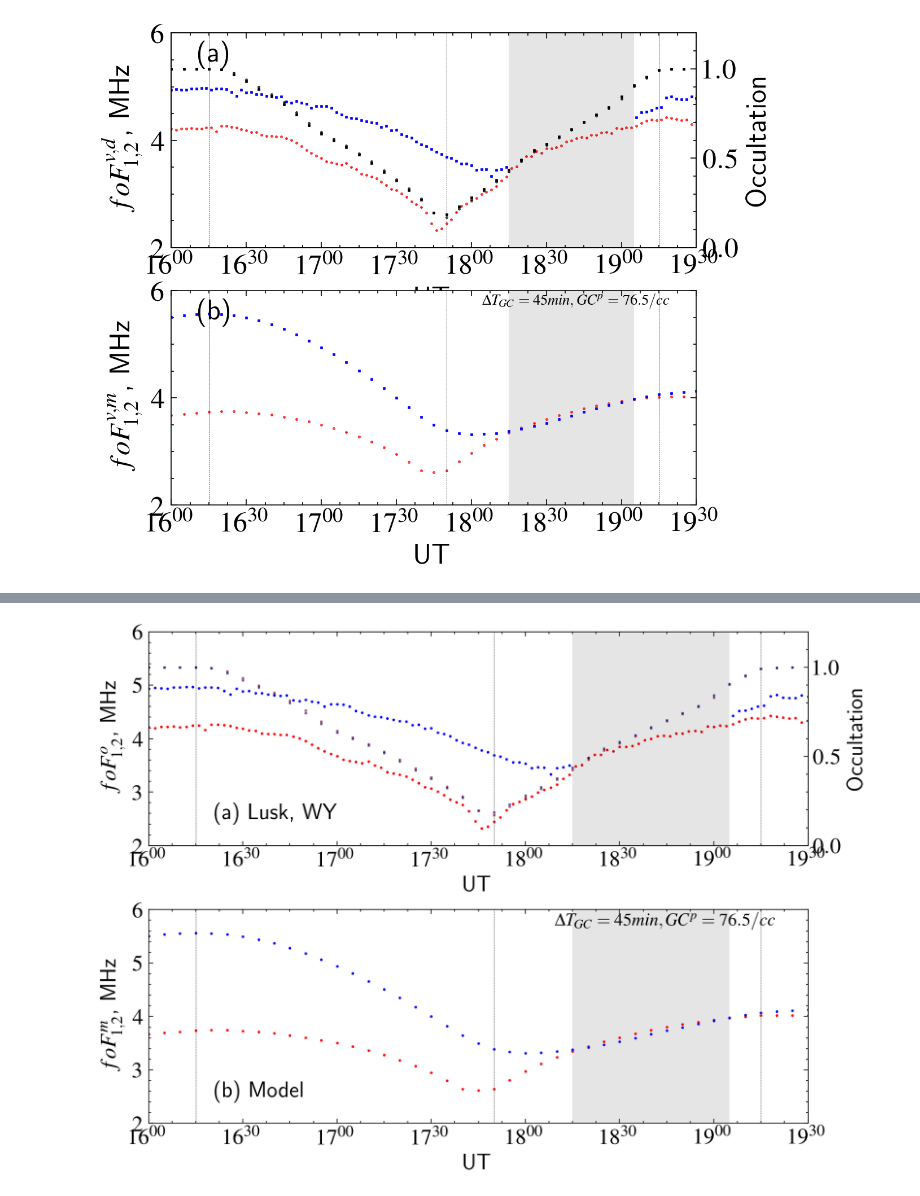
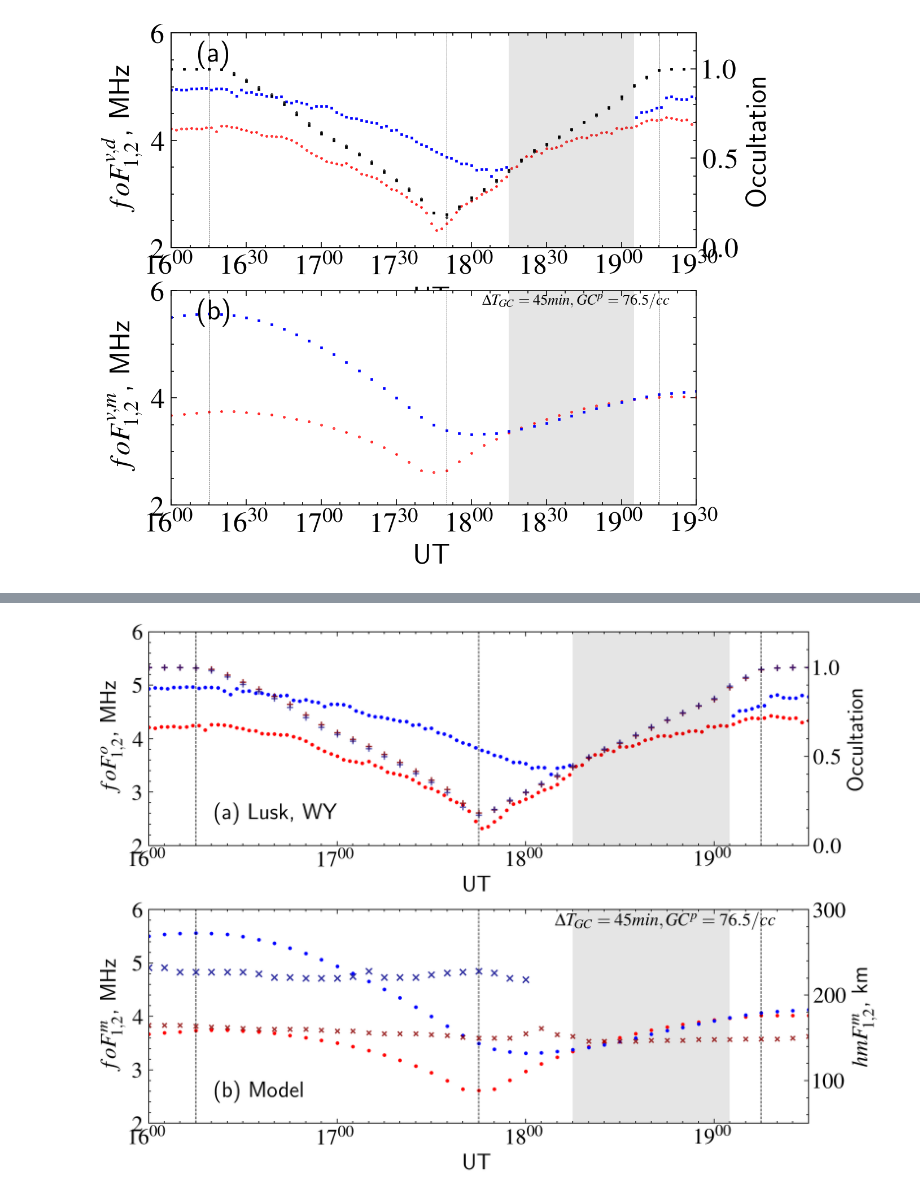
Before and after one commit to shibaji7/SolarEclipse, a Jupyter notebook: Solar Eclipse | WACCM-X | GRL | DS.ipynb, the cells around one changed output, grey strips where cells are left out. Drawn from its saved outputs; the diff is of its cells as text; code cells hidden in the pictures.

```diff
--- a/Solar Eclipse | WACCM-X | GRL | DS.ipynb
+++ b/Solar Eclipse | WACCM-X | GRL | DS.ipynb
@@ -24,6 +30,9 @@ or from the matplotlib source distribution
 from netCDF4 import Dataset
 co_ds_240 = Dataset("database/EOFs/39.992lat_-105.455lon_20170821160000_20170821193000-240.nc")
 co_ds_150 = Dataset("database/EOFs/39.992lat_-105.455lon_20170821160000_20170821193000-150.nc")
+
+ls_ds_240 = Dataset("database/EOFs/42.75lat_-104.455lon_20170821160000_20170821193000-240.nc")
+ls_ds_150 = Dataset("database/EOFs/42.75lat_-104.455lon_20170821160000_20170821193000-150.nc")
 # %%
 digi = FetchDigisonde("dataset/Mabie/lusk.sav")
 of150x = FetchOccult([dt.datetime(2017,8,21,16), 42], 150)
@@ -413,40 +538,62 @@ fig.subplots_adjust(wspace=0.3,hspace=0.3)
 # %%
 fig = plt.figure(dpi=240, figsize=(8,6))
 ax = fig.add_subplot(211)
 ax.set_ylabel(r"$foF_{1,2}^{o}$, MHz")
 ax.set_xlabel("UT")
 ax.set_ylim(2,6)
+ax.xaxis.set_major_locator(mdates.HourLocator(byhour=range(0,24,1)))
+ax.xaxis.set_minor_locator(mdates.MinuteLocator(byminute=range(0,60,5)))
 ax.xaxis.set_major_formatter(mdates.DateFormatter(r"$%H^{%M}$"))
 ax.set_xlim([dt.datetime(2017,8,21,16), dt.datetime(2017,8,21,19, 30)])
-ax.plot(digi.data.time, digi.data.fof1, "ro", ms=0.8, ls="None")
-ax.plot(digi.data.time, digi.data.fof2, "bo", ms=0.8, ls="None")
+ax.plot(digi.data.time, digi.data.fof1, "ro", ms=1.5, ls="None")
+ax.plot(digi.data.time, digi.data.fof2, "bo", ms=1.5, ls="None")
 ax = ax.twinx()
+ax.xaxis.set_major_locator(mdates.HourLocator(byhour=range(0,24,1)))
+ax.xaxis.set_minor_locator(mdates.MinuteLocator(byminute=range(0,60,5)))
 ax.xaxis.set_major_formatter(mdates.DateFormatter(r"$%H^{%M}$"))
 ax.set_ylim(0, 1.2)
 ax.set_ylabel("Occultation")
-ax.plot(of150x.data.time, of150x.data.of, color="darkred", ls="None", marker="s", ms=0.8, alpha=0.6)
-ax.plot(of240x.data.time, of240x.data.of, color="darkblue", ls="None", marker="s", ms=0.8, alpha=0.6)
-ax.axvline(dt.datetime(2017,8,21,16,15), ls="--", lw=0.2, color="k")
-ax.axvline(dt.datetime(2017,8,21,17,50), ls="--", lw=0.2, color="k")
-ax.axvline(dt.datetime(2017,8,21,19,15), ls="--", lw=0.2, color="k")
+ax.plot([dt.datetime(2017,8,21,16) + dt.timedelta(minutes=int(i))
+         for i in ls_ds_150.variables["time"][:].tolist()[::5]], co_ds_150.variables["171"][:].tolist()[::5],
+        color="darkred", marker="+", ms=4, ls="None", alpha=0.8)
+ax.plot([dt.datetime(2017,8,21,16) + dt.timedelta(minutes=int(i))
+         for i in ls_ds_240.variables["time"][:].tolist()[::5]], co_ds_240.variables["171"][:].tolist()[::5],
+        color="darkblue", marker="+", ms=4, ls="None", alpha=0.6)
+#ax.plot(of150x.data.time, of150x.data.of, color="darkred", ls="None", marker="+", ms=4, alpha=0.6)
+#ax.plot(of240x.data.time, of240x.data.of, color="darkblue", ls="None", marker="+", ms=4, alpha=0.6)
+ax.axvline(dt.datetime(2017,8,21,16,15), ls="--", lw=0.5, color="k")
+ax.axvline(dt.datetime(2017,8,21,17,45), ls="--", lw=0.5, color="k")
+ax.axvline(dt.datetime(2017,8,21,19,15), ls="--", lw=0.5, color="k")
 ax.axvspan(dt.datetime(2017,8,21,18,15), dt.datetime(2017,8,21,19,5), alpha=0.1)
 ax.text(0.1, 0.15, "(a) Lusk, WY", ha="left", va="center", transform=ax.transAxes)
+
 
 ax = fig.add_subplot(212)
 ax.set_ylabel(r"$foF_{1,2}^{m}$, MHz")
 ax.set_xlabel("UT")
 ax.set_ylim(2,6)
+ax.xaxis.set_major_locator(mdates.HourLocator(byhour=range(0,24,1)))
+ax.xaxis.set_minor_locator(mdates.MinuteLocator(byminute=range(0,60,5)))
 ax.xaxis.set_major_formatter(mdates.DateFormatter(r"$%H^{%M}$"))
-ax.plot(ttime, f_150/1e6, "ro", ms=0.8, ls="None")
-ax.plot(ttime, f_240/1e6, "bo", ms=0.8, ls="None")
-ax.axvline(dt.datetime(2017,8,21,16,15), ls="--", lw=0.2, color="k")
-ax.axvline(dt.datetime(2017,8,21,17,50), ls="--", lw=0.2, color="k")
-ax.axvline(dt.datetime(2017,8,21,19,15), ls="--", lw=0.2, color="k")
+ax.plot(ttime, f_150/1e6, "ro", ms=1.5, ls="None")
+ax.plot(ttime, f_240/1e6, "bo", ms=1.5, ls="None")
+ax.axvline(dt.datetime(2017,8,21,16,15), ls="--", lw=0.5, color="k")
+ax.axvline(dt.datetime(2017,8,21,17,45), ls="--", lw=0.5, color="k")
+ax.axvline(dt.datetime(2017,8,21,19,15), ls="--", lw=0.5, color="k")
 ax.axvspan(dt.datetime(2017,8,21,18,15), dt.datetime(2017,8,21,19,5), alpha=0.1)
 ax.text(0.1, 0.15, "(b) Model", ha="left", va="center", transform=ax.transAxes)
 ax.set_xlim([dt.datetime(2017,8,21,16), dt.datetime(2017,8,21,19,30)])
 ax.text(0.95, 0.98, r"$\Delta T_{GC}=%d min, GC^p=%.1f /cc$"%(f_dif_dur,f_dif_max),
         transform=ax.transAxes, ha="right", va="top", fontdict={"size":12})
+ax = ax.twinx()
+ax.xaxis.set_major_locator(mdates.HourLocator(byhour=range(0,24,1)))
+ax.xaxis.set_minor_locator(mdates.MinuteLocator(byminute=range(0,60,5)))
+ax.xaxis.set_major_formatter(mdates.DateFormatter(r"$%H^{%M}$"))
+ax.set_ylabel(r"$hmF_{1,2}^{m}$, km")
+ax.plot(ttime, hmf1s, color="darkred", marker="x", ms=3, ls="None", alpha=0.8)
+ax.plot(ttime, hmf2s, color="darkblue", marker="x", ms=4, ls="None", alpha=0.8)
+ax.set_ylim(50, 300)
+
 fig.subplots_adjust(wspace=0.3,hspace=0.3)
 # %% [output]
-[figure, old version]
+[figure, new version]
```
Also changed, not shown: parts of 4 cells of this notebook, 4 other files.
